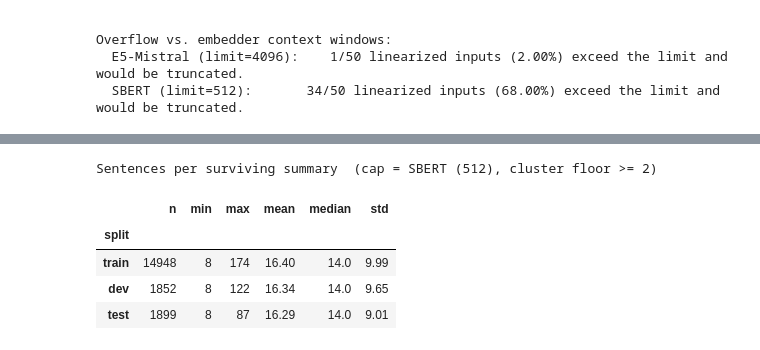
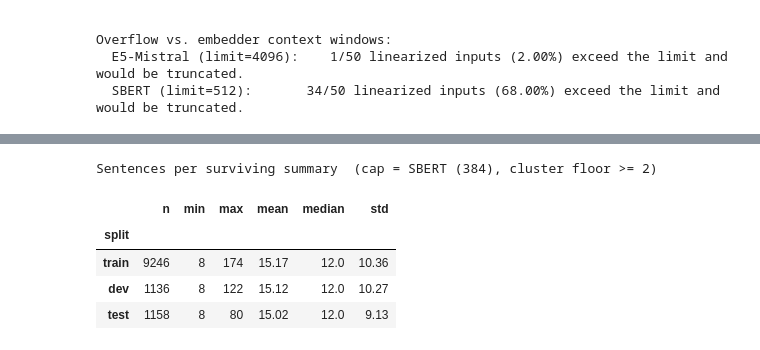
Before and after one commit to bgrsph/uva-thesis-computational-narrative-analysis, a Jupyter notebook: notebooks/eda.ipynb, the cells around one changed output, grey strips where cells are left out. Saved outputs shown, nothing was run; the diff lists cells and outputs as text; code cells hidden in the pictures.

```diff
--- a/notebooks/eda.ipynb
+++ b/notebooks/eda.ipynb
@@ -1923,7 +1923,7 @@ e5_tokenizer_eda = AutoTokenizer.from_pretrained("intfloat/e5-mistral-7b-instruc
 
 # (label, cap, tokenizer)
 CAPS = [
-    ("SBERT (512)",  512,  sbert_tok),
+    ("SBERT (384)",  384,  sbert_tok),
     ("E5 (4096)",    4096, e5_tokenizer_eda),
     ("Llama (8192)", 8192, tokenizer),
 ]
@@ -1973,7 +1973,7 @@ for split in SPLITS:
 
     print(f"\033[1mSplit = {split}\033[0m")
     print(f"  [1] official {split:>5} split:                                                {n_official_stories:>7,} stories")
-    print(f"  [2] with >=1 Wikidata genre:                                              {n_stories_w_genre:>7,} stories")
+    print(f"  [2] with >=1 Wikidata genre:                                             {n_stories_w_genre:>7,} stories")
     print(f"  [3] dedup + min_sentences>={MIN_SENTENCES_EDA} EN summaries returned:                       {n_summaries_in:>7,} summaries")
     print(f"  [4] dropped any-sentence > {BERT_MAX_SUBWORDS_PER_SENT_EDA} BERT subwords:                            {n_drop_long_sentence:>7,} summaries")
     print(f"  [5] after BERT-sentence cap:                                              {n_after_bert:>7,} summaries")
@@ -2011,9 +2011,9 @@ pivot = pivot.reindex([label for label, _, _ in CAPS])
 print("\033[1;33mFinal works/summaries table\033[0m")
 display(pivot)
 
-# ----- Histograms: surviving summaries per work, per split (cap = thesis Llama 8192) -----
-HIST_CAP_LABEL = "Llama (8192)"
-HIST_CAP_VALUE = 8192
+# ----- Histograms: surviving summaries per work, per split (cap = thesis SBERT 384) -----
+HIST_CAP_LABEL = "SBERT (384)"
+HIST_CAP_VALUE = 384
 
 after_bert_global = sum_df[sum_df["max_bert_subw"] <= BERT_MAX_SUBWORDS_PER_SENT_EDA]
 after_cap_global  = after_bert_global[after_bert_global[HIST_CAP_LABEL] <= HIST_CAP_VALUE]
@@ -2047,36 +2072,36 @@ plt.show()
 # min / max / mean / median / std of `len(story.sentences[summary_id])` per
 # surviving summary, per split.
 
-STATS_CAP_LABEL = "SBERT (512)"     # match the histograms above; tweak to re-stat under another cap
-STATS_CAP_VALUE = 512
+STATS_CAP_LABEL = "SBERT (384)"     # match the histograms above; tweak to re-stat under another cap
+STATS_CAP_VALUE = 384
 
 after_bert_stats = sum_df[sum_df["max_bert_subw"] <= BERT_MAX_SUBWORDS_PER_SENT_EDA]
 after_cap_stats  = after_bert_stats[after_bert_stats[STATS_CAP_LABEL] <= STATS_CAP_VALUE]
 
 # Apply the cluster-size floor per split, then look up n_sentences for the survivors.
 records = []
 for split in SPLITS:
     split_kept    = after_cap_stats[after_cap_stats["split"] == split]
     per_story     = split_kept.groupby("wikidata_id").size()
     passing_works = set(per_story[per_story >= MIN_DEDUPED_EN_SUMMARIES_EDA].index)
     survivors     = split_kept[split_kept["wikidata_id"].isin(passing_works)]
     for wid, sid in zip(survivors["wikidata_id"], survivors["summary_id"]):
         n_sent = len(storyDataset.stories[wid].sentences[sid])
         records.append({"split": split, "wikidata_id": wid, "summary_id": sid, "n_sentences": n_sent})
 
 sentence_df = pd.DataFrame(records)
 
 stats = (sentence_df.groupby("split")["n_sentences"]
          .agg(n="count", min="min", max="max", mean="mean", median="median", std="std")
          .round(2)
          .reindex(SPLITS))
 
 print(f"\033[1;33mSentences per surviving summary  (cap = {STATS_CAP_LABEL}, cluster floor >= {MIN_DEDUPED_EN_SUMMARIES_EDA})\033[0m")
 display(stats)
 # %% [output]
-Sentences per surviving summary  (cap = SBERT (512), cluster floor >= 2)
+Sentences per surviving summary  (cap = SBERT (384), cluster floor >= 2)
 |  | n | min | max | mean | median | std |
 | split |  |  |  |  |  |  |
-| train | 14948 | 8 | 174 | 16.40 | 14.0 | 9.99 |
-| dev | 1852 | 8 | 122 | 16.34 | 14.0 | 9.65 |
-| test | 1899 | 8 | 87 | 16.29 | 14.0 | 9.01 |
+| train | 9246 | 8 | 174 | 15.17 | 12.0 | 10.36 |
+| dev | 1136 | 8 | 122 | 15.12 | 12.0 | 10.27 |
+| test | 1158 | 8 | 80 | 15.02 | 12.0 | 9.13 |
```
Also changed, not shown: parts of 1 cell of this notebook, 1 other file.
